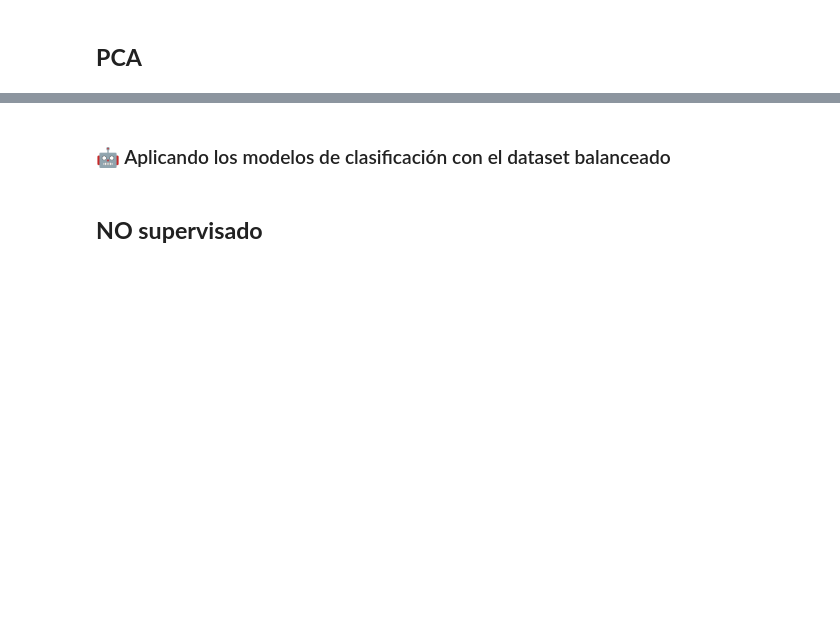
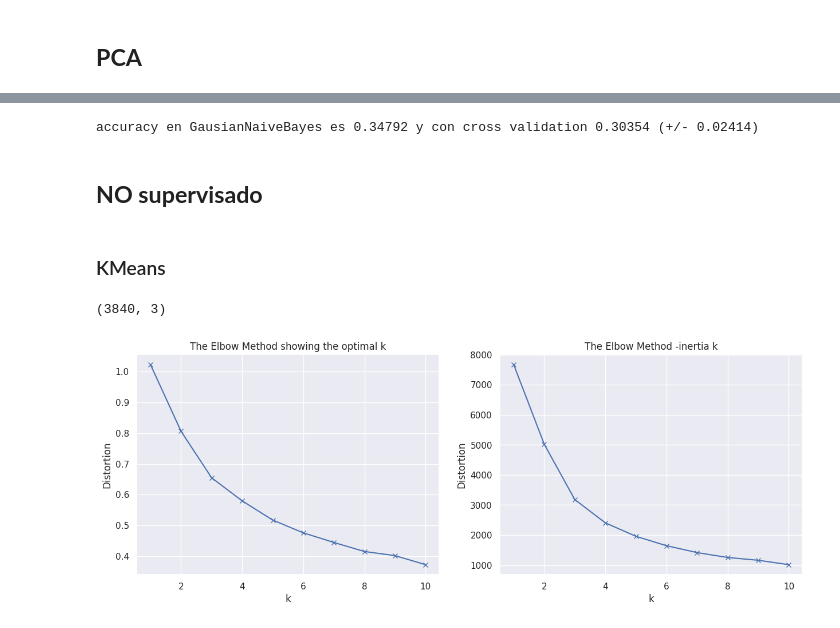
Before and after one commit to IC-03/Royal-Flush, a Jupyter notebook: Royal_Flush_Classification_Models_For_A_Poker_Hands_Dataset.ipynb, the cells around one changed output, grey strips where cells are left out. Saved outputs shown, nothing was run; the diff lists cells and outputs as text; code cells hidden in the pictures; blank space fills up the shorter version.

```diff
--- a/Royal_Flush_Classification_Models_For_A_Poker_Hands_Dataset.ipynb
+++ b/Royal_Flush_Classification_Models_For_A_Poker_Hands_Dataset.ipynb
@@ -982,5 +1045,3 @@ pca_poker2 = PCA(n_components= '#', whiten=True)
 pca_poker2.fit(X_train2)
 X_train3 = pca_poker2.transform(X_train2)
 X_test3 = pca_poker2.transform(X_test2)
-# %% [markdown]
-### 🤖 Aplicando los modelos de clasificación con el dataset balanceado
@@ -1029,2 +1048,50 @@ print("accuracy en SVM con kernel rbf es %.5f y con cross validation %.5f (+/- %
+# %%
+# @title Aplicando los modelos de clasificación con el dataset balanceado
+
+# Gaussian Naive Bayes
+GNB = GaussianNB()
+GNB.fit(X_train3, y_train3)
+y_pred_GNV = GNB.predict(X_test3)
+GNB_s = cross_val_score(GNB, X, y, cv=KFold(10, shuffle=True), scoring=make_scorer(accuracy_score))
+
+# Decision Tree
+DT = DecisionTreeClassifier(criterion='entropy', max_depth=128)
+DT.fit(X_train3,y_train3)
+y_pred_DT =DT.predict(X_test3)
+DT_s = cross_val_score(DT, X, y, cv=KFold(10, shuffle=True), scoring=make_scorer(accuracy_score))
+
+# Random Forest
+RF = RandomForestClassifier(n_estimators= 490, criterion='entropy' , max_depth= 120 )
+RF.fit(X_train3,y_train3)
+y_pred_RF = RF.predict(X_test3)
+RF_s = cross_val_score(RF, X, y, cv=KFold(10, shuffle=True), scoring=make_scorer(accuracy_score))
+
+# SVM
+#(lineal)
+SVM_ln = SVC(C=cl_SVC2, kernel='linear')
+SVM_ln.fit(X_train2,y_train2)
+y_pred_SVM_ln = SVM_ln.predict(X_test2)
+SVC_l_s = cross_val_score(SVM_ln, X, y, cv=KFold(10, shuffle=True), scoring=make_scorer(accuracy_score))
+
+#(polynomial)
+SVM_poly = SVC(C= cp_SVC2, kernel='poly', degree=dp_SVC2)
+SVM_poly.fit(X_train2,y_train2)
+y_pred_SVM_poly = SVM_poly.predict(X_test2)
+SVC_p_s = cross_val_score(SVM_poly, X, y, cv=KFold(10, shuffle=True), scoring=make_scorer(accuracy_score))
+
+# (RBF)
+SVM_rbf = SVC(C= cr_SVC2, kernel='rbf')
+SVM_rbf.fit(X_train2,y_train2)
+y_pred_SVM_rbf= SVM_rbf.predict(X_test2)
+SVC_r_s = cross_val_score(SVM_rbf, X, y, cv=KFold(10, shuffle=True), scoring=make_scorer(accuracy_score))
+
+print("accuracy en GausianNaiveBayes es %.5f y con cross validation %.5f (+/- %.5f)"%(accuracy_score(y_pred_GNV, y_test3), np.mean(GNB_s), np.std(GNB_s)))
+print("accuracy en DecisionTree es %.5f y con cross validation %.5f (+/- %.5f)"%(accuracy_score(y_pred_DT, y_test3), np.mean(DT_s), np.std(DT_s)))
+print("accuracy en RandomForest es %.5f y con cross validation %.5f (+/- %.5f)"%(accuracy_score(y_pred_RF, y_test3), np.mean(RF_s), np.std(RF_s)))
+print("accuracy en SVM con kernel Linear es %.5f y con cross validation %.5f (+/- %.5f)"%(accuracy_score(y_pred_SVM_ln, y_test2), np.mean(SVC_l_s), np.std(SVC_l_s)))
+print("accuracy en SVM con kernel poly es %.5f y con cross validation %.5f (+/- %.5f)"%(accuracy_score(y_pred_SVM_poly, y_test2), np.mean(SVC_p_s), np.std(SVC_p_s)))
+print("accuracy en SVM con kernel rbf es %.5f y con cross validation %.5f (+/- %.5f)"%(accuracy_score(y_pred_SVM_rbf, y_test2), np.mean(SVC_r_s), np.std(SVC_r_s)))
+# %% [output]
+accuracy en GausianNaiveBayes es 0.34792 y con cross validation 0.30354 (+/- 0.02414)
 # %% [markdown]
 ## **NO supervisado**
@@ -1038,21 +1098,39 @@ print(X_new.shape)
+# %% [markdown]
+### KMeans
+# %%
+# @title PCA y KMeans
+X = poker2.values[:,:-1] # X: input columns
+y = poker2.values[:,-1]  # y: colum to be predicted
+X_train2, X_test2, y_train2, y_test2 = train_test_split(X, y, test_size=0.2, random_state=21)
+
+# Elegimos 3 componentes para gráficar, aunque no cumple la regla de la Varianza Explicada
+pca_poker = PCA(n_components= 3, whiten=True)
+xtrain_poker_pca = pca_poker.fit_transform(X_train2)
+xtest_poker_pca = pca_poker.fit_transform(X_test2)
+print(xtrain_poker_pca.shape)
+# %% [output]
+(3840, 3)
 # %%
 # @title Kmeans: Criterio del codo
 from scipy.spatial.distance import cdist
 
 distortions = []
 wss = [] #Within-Cluster-Sum of Squared
 K = range(1,11)
 for k in K:
-    kmeanModel = KMeans(n_clusters=k, n_init='auto').fit(X)
-    kmeanModel.fit(X_new)
-    distortions.append(sum(np.min(cdist(X_new, kmeanModel.cluster_centers_, 'euclidean'), axis=1)) / X.shape[0]) #Distancias minimas de
+    kmeanModel = KMeans(n_clusters=k, n_init='auto')
+    kmeanModel.fit(xtrain_poker_pca)
+    distortions.append(sum(np.min(cdist(xtrain_poker_pca, kmeanModel.cluster_centers_, 'euclidean'), axis=1)) / X.shape[0]) #Distancias minimas de
     wss.append(kmeanModel.inertia_)  #Distancia entre costlers, busca que los cluster este los mas cercano posible
 
 plt.figure(figsize=(15,5))
 plt.subplot(121)
 plt.plot(K, distortions, 'bx-'); plt.xlabel('k');plt.ylabel('Distortion')
 plt.title('The Elbow Method showing the optimal k')
 plt.subplot(122)
 plt.plot(K, wss, 'bx-'); plt.xlabel('k');plt.ylabel('Distortion')
 plt.title('The Elbow Method -inertia k')
+plt.show()
+# %% [output]
+[figure, added]
 # %%
```
Also changed, not shown: parts of 24 cells of this notebook.
